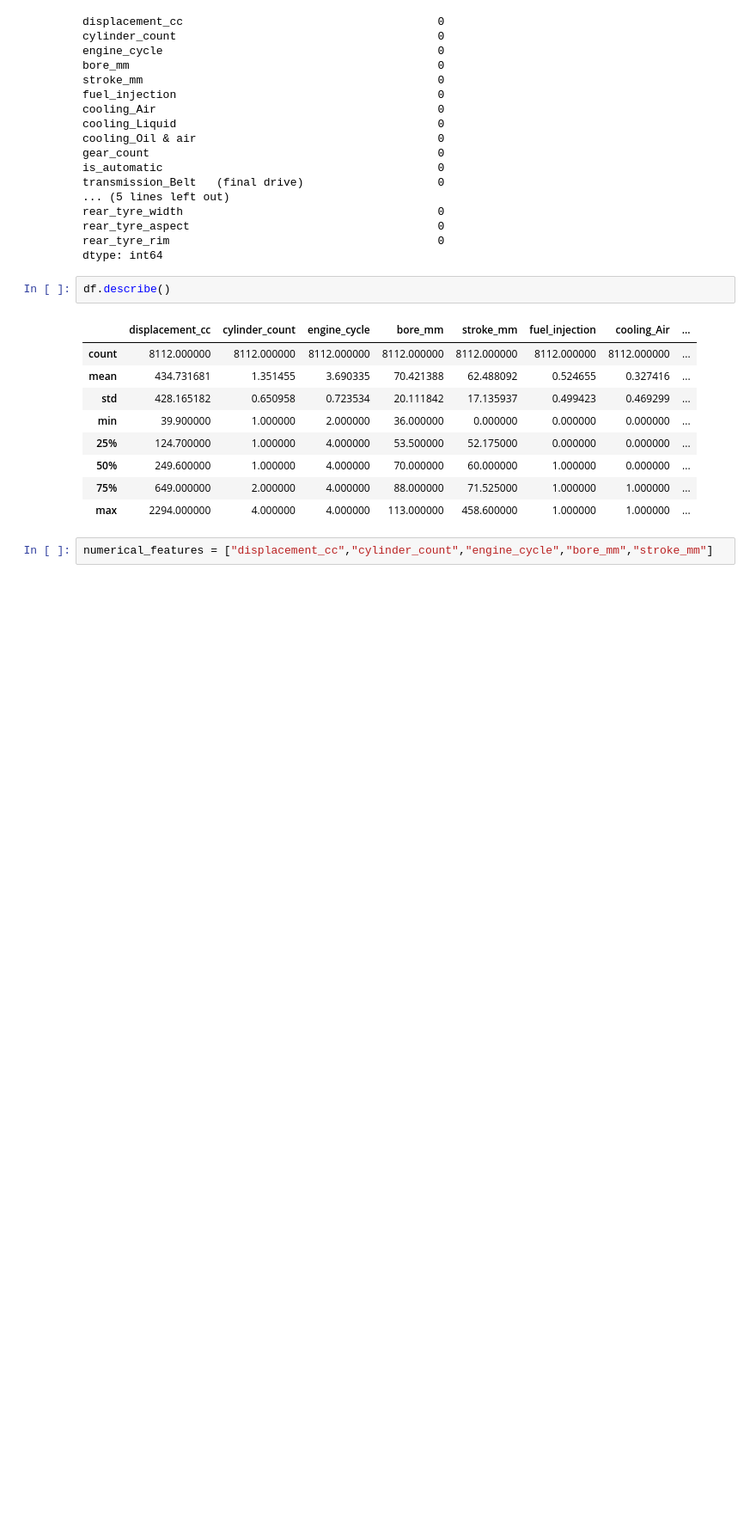
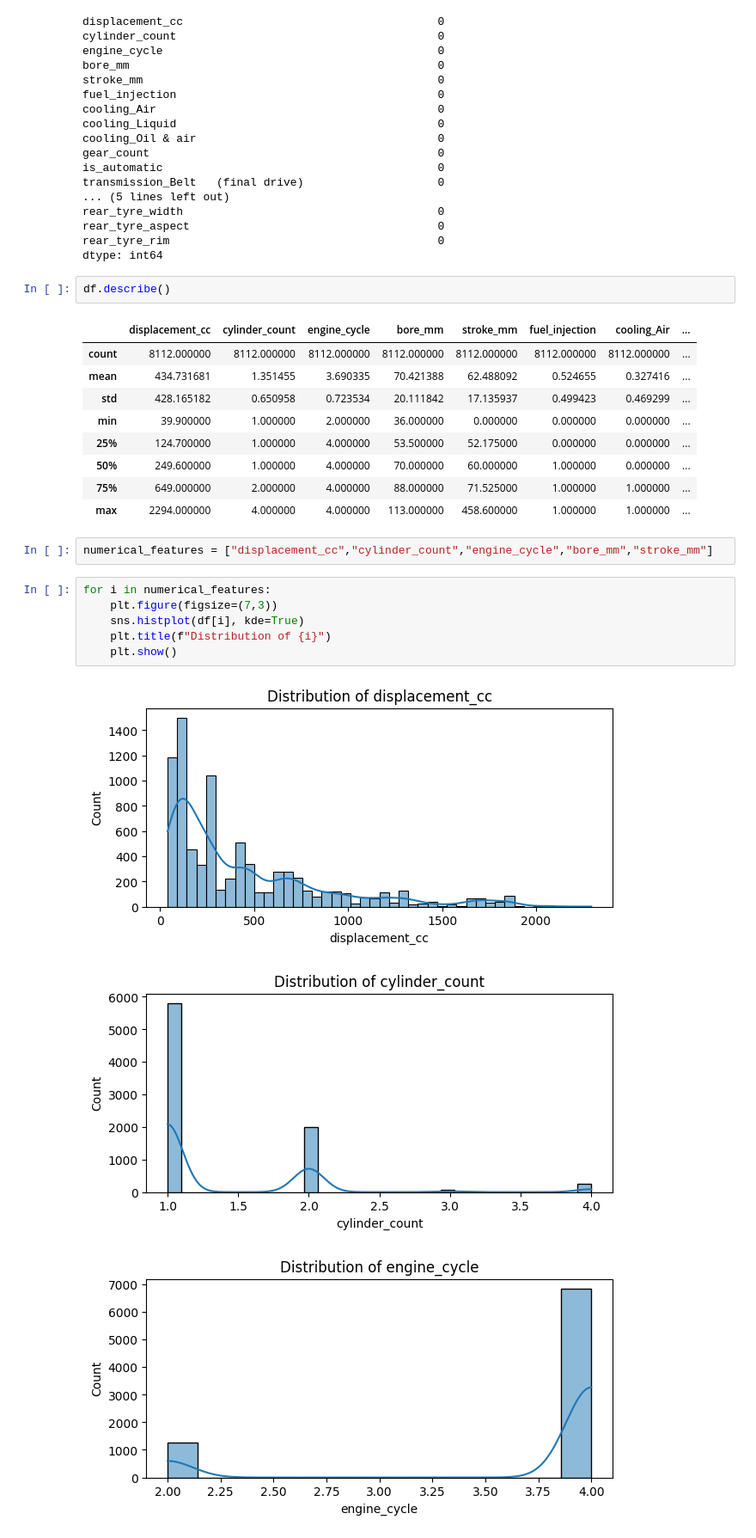
Before and after one commit to vinaykumar-chavali/bike-repo, a Jupyter notebook: notebook/eda.ipynb, the cells around one changed output. Shown at 86% size. Drawn from its saved outputs; the diff is of its cells as text; blank space fills up the shorter version.

```diff
--- a/notebook/eda.ipynb
+++ b/notebook/eda.ipynb
@@ -79,3 +79,13 @@ df.describe()
 | max | 2294.000000 | 4.000000 | 4.000000 | 113.000000 | 458.600000 | 1.000000 | 1.000000 | ... |
 # %%
 numerical_features = ["displacement_cc","cylinder_count","engine_cycle","bore_mm","stroke_mm"]
+# %%
+for i in numerical_features:
+    plt.figure(figsize=(7,3))
+    sns.histplot(df[i], kde=True)
+    plt.title(f"Distribution of {i}")
+    plt.show()
+# %% [output]
+[figure, added]
+[figure, added]
+[figure, added]
```
Also changed, not shown: parts of 11 cells of this notebook, 1 other file.
